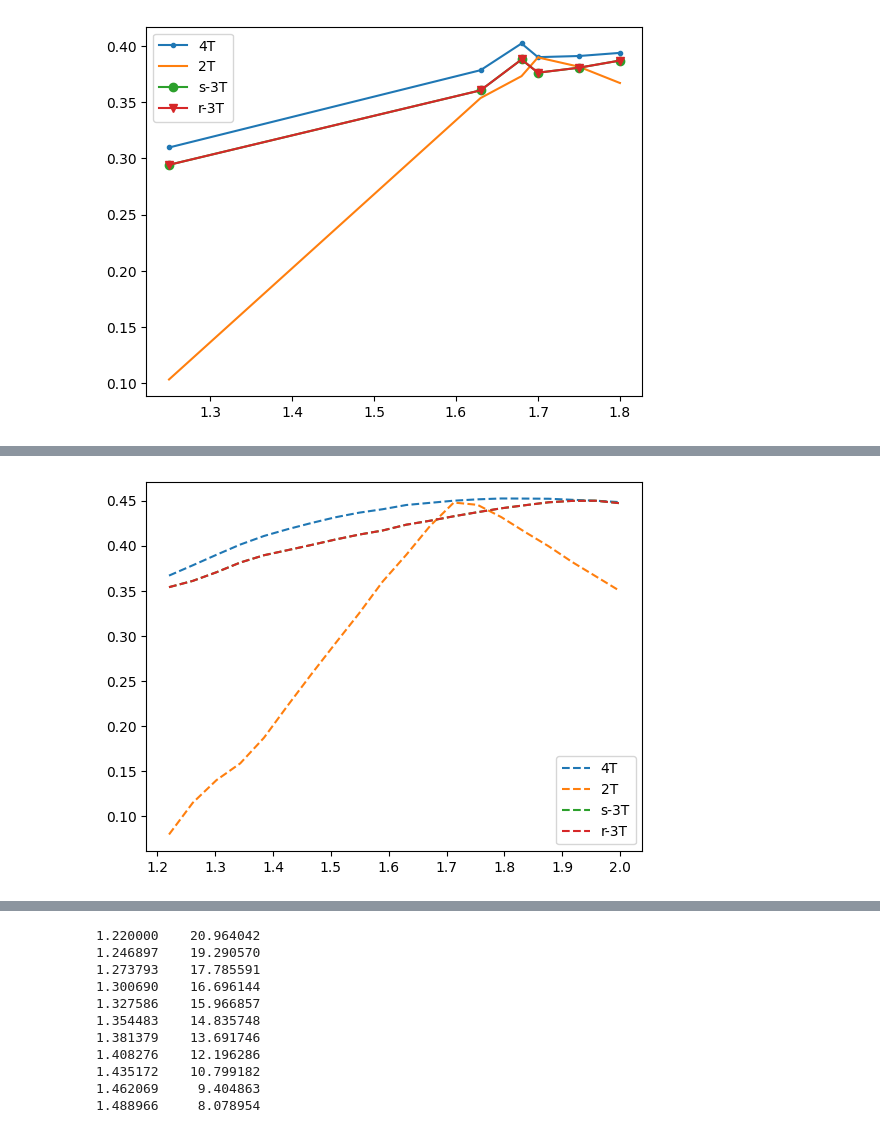
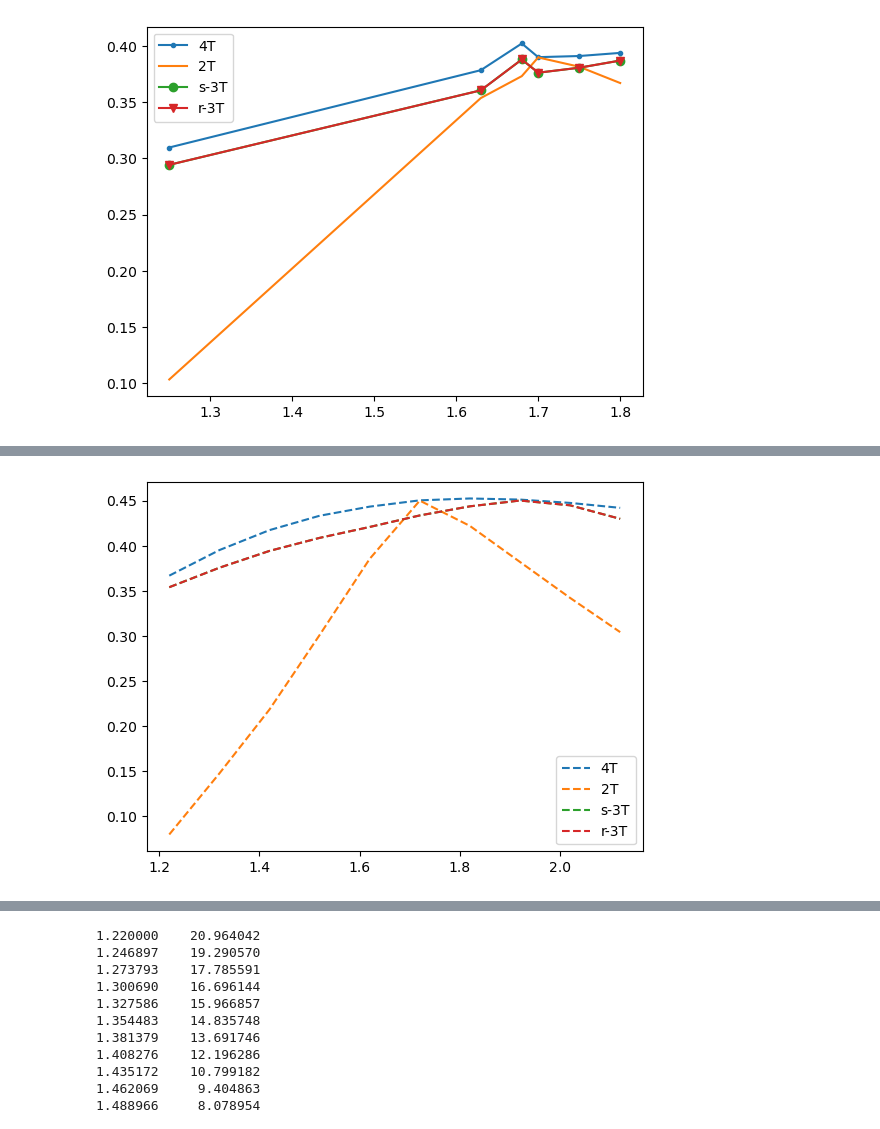
Before and after one commit to roberthilleck/PVcircuit, a Jupyter notebook: notebooks/EY_Psk-Si-tandem-ideal.ipynb, the cells around one changed output, grey strips where cells are left out. Cells and saved outputs as stored; diff of their text form; code cells hidden in the pictures.

```diff
--- a/notebooks/EY_Psk-Si-tandem-ideal.ipynb
+++ b/notebooks/EY_Psk-Si-tandem-ideal.ipynb
@@ -787,7 +807,7 @@ Rz = 0
 
 eg_si = 1.12
 
-egs = np.linspace(eg_si + 0.1,2,20)
+egs = np.arange(eg_si + 0.1,2.2,0.1)
 eta_ideal = pd.DataFrame(np.zeros([len(egs), 4]), index = egs, columns = ["4T", "2T", "s-3T", "r-3T"])
 
 for eg_psc in egs:
@@ -802,35 +822,35 @@ for eg_psc in egs:
     jext_top = eqe_top.Jint()
     jext_bot = eqe_bot.Jint()
 
     dev3T = pvc.Tandem3T()
 
     dev3T.top.set(Rser=Rz)
     dev3T.set(Rz=Rz)
     # dev2T = pvc.Multi2T.from_3T(dev3T)
 
     dev3T.top.set(Jext = jext_top / 1e3, n = [1], J0ratio = [1], Rser = 0, Gsh = 0, JLC = 0, Eg = eg_psc, beta = 0)
-    dev3T.bot.set(Jext = jext_bot / 1e3, n = [1], J0ratio = [1], Rser = 0, Gsh = 0, JLC = 0, Eg = eg_si, beta = 0)
+    dev3T.bot.set(Jext = jext_bot / 1e3, n = [1], J0ratio = [1], Rser = 0, Gsh = 0, JLC = 20, Eg = eg_si, beta = 0)
 
     dev3T.bot.set(pn=1)  # s-type
 
     iv3t = dev3T.MPP()
     eta_ideal["4T"].loc[eg_psc] = iv3t.Ptot[0] * 10
 
     _, iv3t = dev3T.CM()
     eta_ideal["2T"].loc[eg_psc] = iv3t.Ptot[0] * 10
 
     _, iv3t = dev3T.VM(2,1)
     eta_ideal["s-3T"].loc[eg_psc] = iv3t.Ptot[0] * 10
 
     dev3T.bot.set(pn=-1)  # r-type
     _, iv3t = dev3T.VM(2,1)
     eta_ideal["r-3T"].loc[eg_psc] = iv3t.Ptot[0] * 10
 
 fig, ax = plt.subplots(1)
 ax.plot(eta_ideal, linestyle="--")
 leg = ax.legend(eta_ideal.columns)
 # %% [output]
-[figure, old version]
+[figure, new version]
 # %%
 fig, ax = plt.subplots(1)
 ax.plot(eta_ideal, linestyle="--")
```
Also changed, not shown: parts of 23 cells of this notebook.
